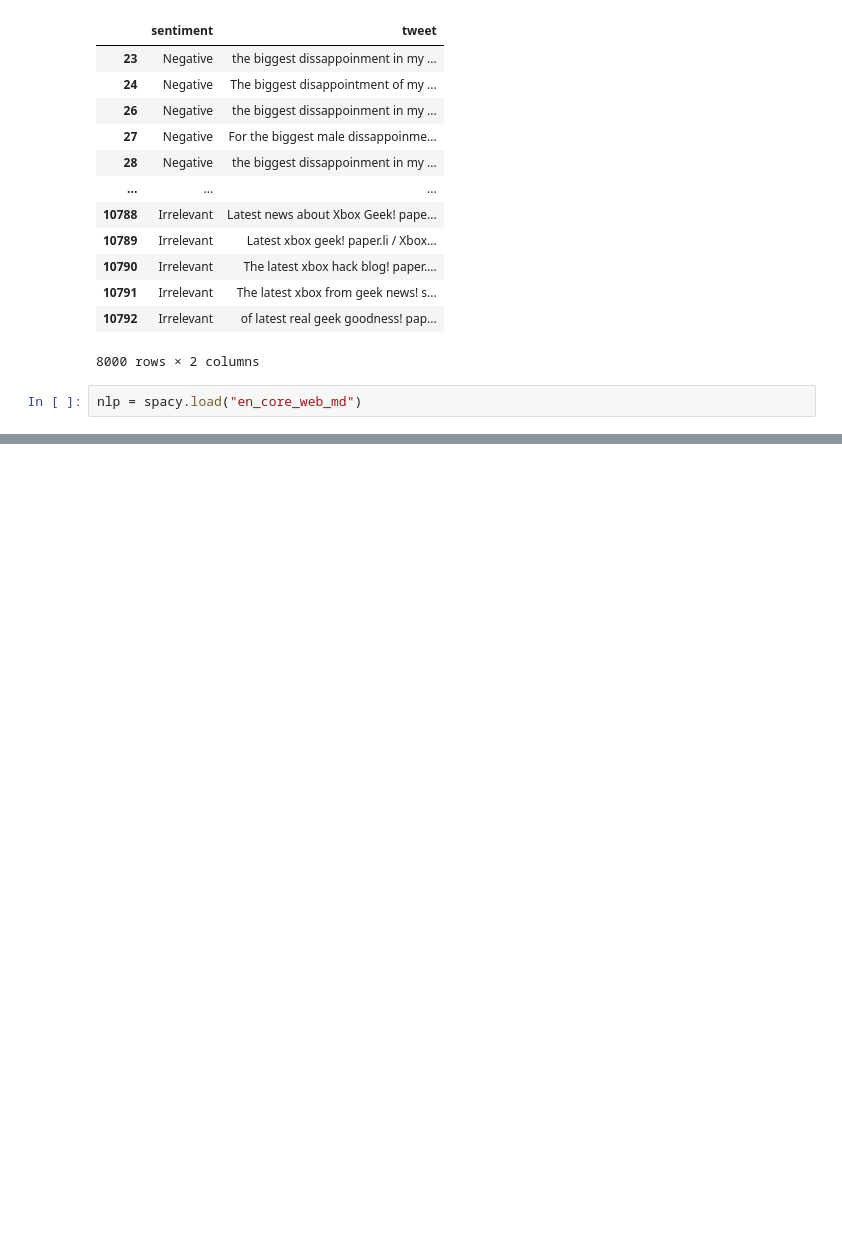
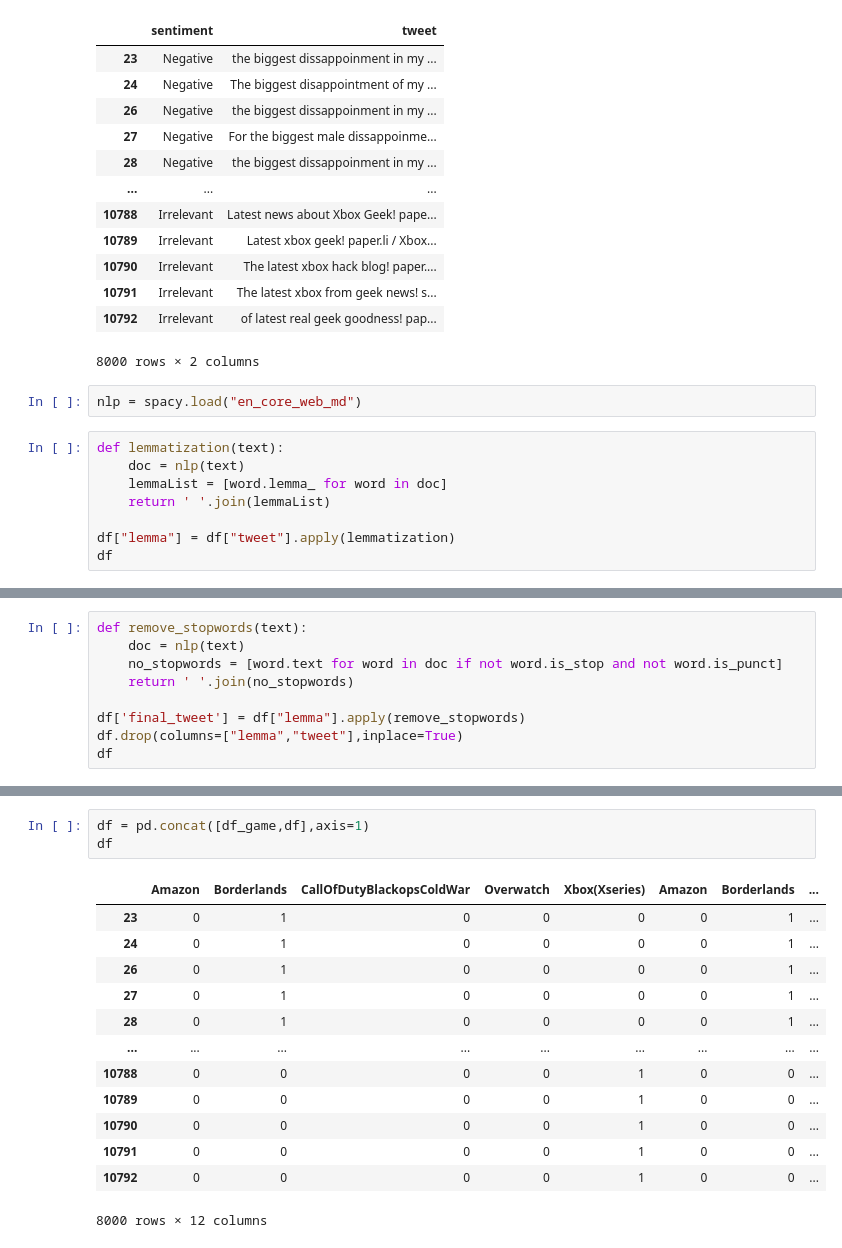
Before and after one commit to MicahNyakangoMosomi/Natural-Language-Processing, a Jupyter notebook: sentiment-analysis/sentiment-analysis.ipynb, the cells around one changed output, grey strips where cells are left out. Drawn from its saved outputs; the diff is of its cells as text; blank space fills up the shorter version.

```diff
--- a/sentiment-analysis/sentiment-analysis.ipynb
+++ b/sentiment-analysis/sentiment-analysis.ipynb
@@ -162,3 +163,11 @@ df
 8000 rows × 2 columns
 # %%
 nlp = spacy.load("en_core_web_md")
+# %%
+def lemmatization(text):
+    doc = nlp(text)
+    lemmaList = [word.lemma_ for word in doc]
+    return ' '.join(lemmaList)
+
+df["lemma"] = df["tweet"].apply(lemmatization)
+df
@@ -164,0 +188,9 @@ nlp = spacy.load("en_core_web_md")
+# %%
+def remove_stopwords(text):
+    doc = nlp(text)
+    no_stopwords = [word.text for word in doc if not word.is_stop and not word.is_punct]
+    return ' '.join(no_stopwords)
+
+df['final_tweet'] = df["lemma"].apply(remove_stopwords)
+df.drop(columns=["lemma","tweet"],inplace=True)
+df
@@ -164,0 +211,17 @@ nlp = spacy.load("en_core_web_md")
+# %%
+df = pd.concat([df_game,df],axis=1)
+df
+# %% [output]
+|  | Amazon | Borderlands | CallOfDutyBlackopsColdWar | Overwatch | Xbox(Xseries) | Amazon | Borderlands | ... |
+| 23 | 0 | 1 | 0 | 0 | 0 | 0 | 1 | ... |
+| 24 | 0 | 1 | 0 | 0 | 0 | 0 | 1 | ... |
+| 26 | 0 | 1 | 0 | 0 | 0 | 0 | 1 | ... |
+| 27 | 0 | 1 | 0 | 0 | 0 | 0 | 1 | ... |
+| 28 | 0 | 1 | 0 | 0 | 0 | 0 | 1 | ... |
+| ... | ... | ... | ... | ... | ... | ... | ... | ... |
+| 10788 | 0 | 0 | 0 | 0 | 1 | 0 | 0 | ... |
+| 10789 | 0 | 0 | 0 | 0 | 1 | 0 | 0 | ... |
+| 10790 | 0 | 0 | 0 | 0 | 1 | 0 | 0 | ... |
+| 10791 | 0 | 0 | 0 | 0 | 1 | 0 | 0 | ... |
+| 10792 | 0 | 0 | 0 | 0 | 1 | 0 | 0 | ... |
+8000 rows × 12 columns
```
Also changed, not shown: parts of 6 cells of this notebook, 3 other files.
